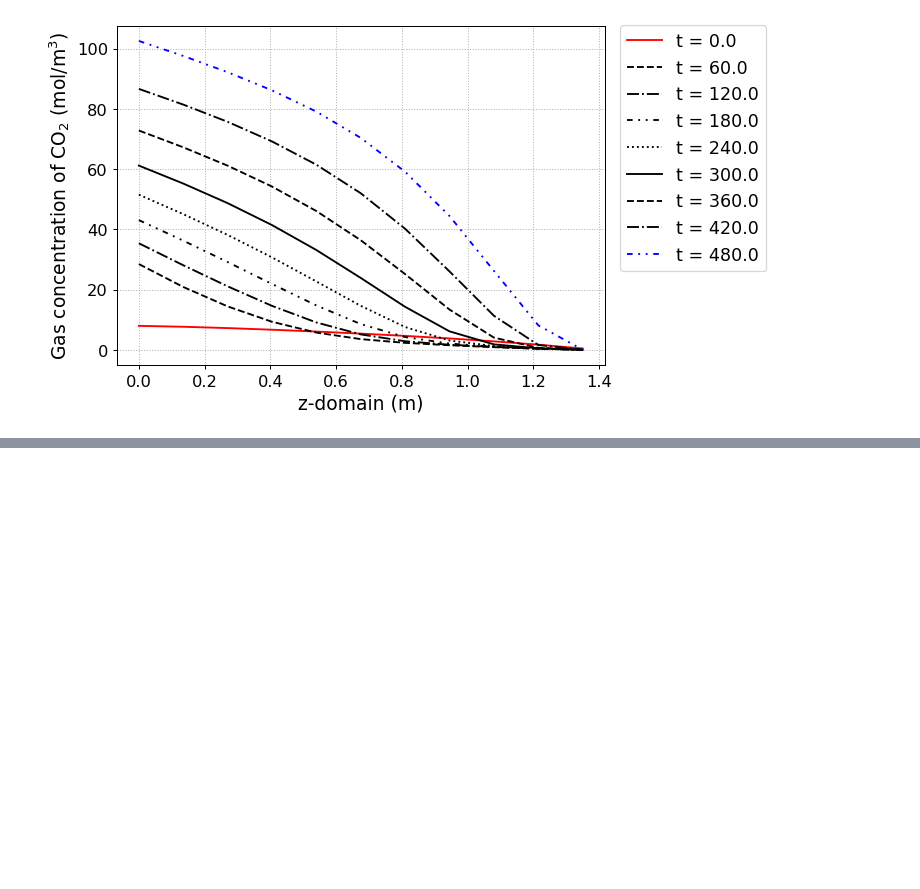
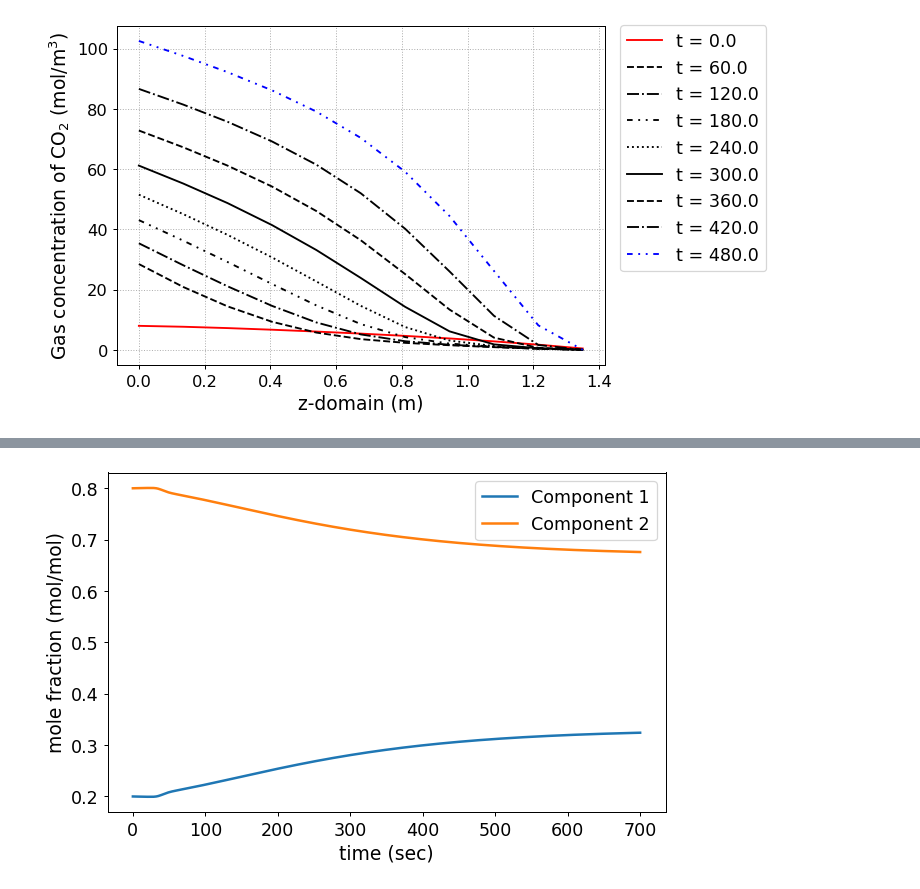
Before and after one commit to NahyeonAn/pyAPEP, a Jupyter notebook: Usage & casestudies/2. Casestudies.ipynb, the cells around one changed output, grey strips where cells are left out. Saved outputs shown, nothing was run; the diff lists cells and outputs as text; code cells hidden in the pictures; blank space fills up the shorter version.

```diff
--- a/Usage & casestudies/2. Casestudies.ipynb
+++ b/Usage & casestudies/2. Casestudies.ipynb
@@ -458,0 +454,90 @@ plt.grid(linestyle = ':')
+# %%
+# Data import
+Data = pd.read_csv('Casestudy2_Zeolite13X.csv')
+# %%
+P_CO2 = Data['Pressure_CO2 (bar)'].dropna().values
+q_CO2 = Data['Uptake_CO2 (mol/kg)'].dropna().values
+
+P_CH4 = Data['Pressure_CH4 (bar)'].dropna().values
+q_CH4 = Data['Uptake_CH4 (mol/kg)'].dropna().values
+
+CO2_iso, CO2_p, CO2_name, CO2_err = isofit.best_isomodel(P_CO2, q_CO2)
+CH4_iso, CH4_p, CO2_p, CH4_err = isofit.best_isomodel(P_CH4, q_CH4)
+CO2_iso_ = lambda P,T: CO2_iso(P)
+CH4_iso_ = lambda P,T: CH4_iso(P)
+# %%
+def MixIso(P, T):
+    q1 = CO2_iso(P[0])
+    q2 = CH4_iso(P[1])
+    return q1, q2
+# %%
+import random
+
+for i in range(1000):
+    L = np.round(random.uniform(1, 10), 2)
+    N = int((L/0.05)//10*10) +1
+    R = np.round(random.uniform(0.1,0.5), 2)
+    A_cros = np.pi*R**2
+
+    CR1 = simsep.column(L, A_cros, n_component=2, N_node = N)
+    ### Sorbent prop
+    voidfrac = 0.37      # (m^3/m^3)
+    D_particle = 12e-4   # (m)
+    rho = 1324           # (kg/m^3)
+    CR1.adsorbent_info(MixIso, epsi=voidfrac, D_particle=D_particle, rho_s=rho)
+
+    ### Gas prop
+    Mmol = [0.044, 0.016] # kg/mol
+    mu_visco= [16.13E-6, 11.86E-6]   # (Pa sec)
+    CR1.gas_prop_info(Mmol, mu_visco)
+
+    ### Transfer prop
+    k_MTC  = [1E-2, 1E-2]     # m/sec==============> 값필요
+
+    a_surf = 1 #Volumatric specific surface area (m2/m3)==============> 값필요
+    D_disp = [1E-2, 1E-2]     # m^2/sec ==============> 값필요
+    CR1.mass_trans_info(k_MTC, a_surf, D_disp)
+
+    dH_ads = [31.164e3,20.856e3]   # J/mol
+    Cp_s = 900
+    Cp_g = [38.236, 35.8]  # J/mol/K
+
+    h_heat = 100            # J/m2/K/s==============> 값필요
+    CR1.thermal_info(dH_ads, Cp_s, Cp_g, h_heat)
+
+    ### Operating conditions
+    P_inlet = random.randint(5, 20)
+    P_outlet = P_inlet-1
+    T_feed = 323
+    y_feed = [0.33,0.67]
+
+    Cv_inlet = 0.2E-1             # inlet valve constant (m/sec/bar)
+    Cv_outlet= 2.0E-1           # outlet valve constant (m/sec/bar)
+
+    Q_feed = 0.05*A_cros  # volumetric flowrate (m^3/sec)
+
+    CR1.boundaryC_info(P_outlet, P_inlet, T_feed, y_feed,
+                    Cv_inlet, Cv_outlet,
+                    Q_inlet = Q_feed,
+                    assigned_v_option = True,
+                    foward_flow_direction = True)
+
+    ### Initial conditions
+    P_init = (P_inlet-0.5)*np.ones(N)    # (bar)
+    y_init = [0.2*np.ones(N), 0.8*np.ones(N)] # (mol/mol)
+    T_init = T_feed*np.ones(N)
+    q_init = MixIso(P_init*np.array(y_init), T_init)
+
+    CR1.initialC_info(P_init, T_init, T_init, y_init, q_init)
+
+    y_res, z_res, t_res = CR1.run_mamoen(700,n_sec = 10,
+                                    CPUtime_print = True)
+
+    bt = CR1.breakthrough(draw_graph = True)
+
+    t_sim = np.arange(100, 700, 100)
+    c1_frac = bt[0](t_sim)
+
+    cs_res = np.array([L, R, P_inlet, c1_frac])
+beepsound()
+# %% [output]
@@ -458,0 +551 @@ plt.grid(linestyle = ':')
+[figure, added]
```
Also changed, not shown: parts of 7 cells of this notebook, 1 other file.
